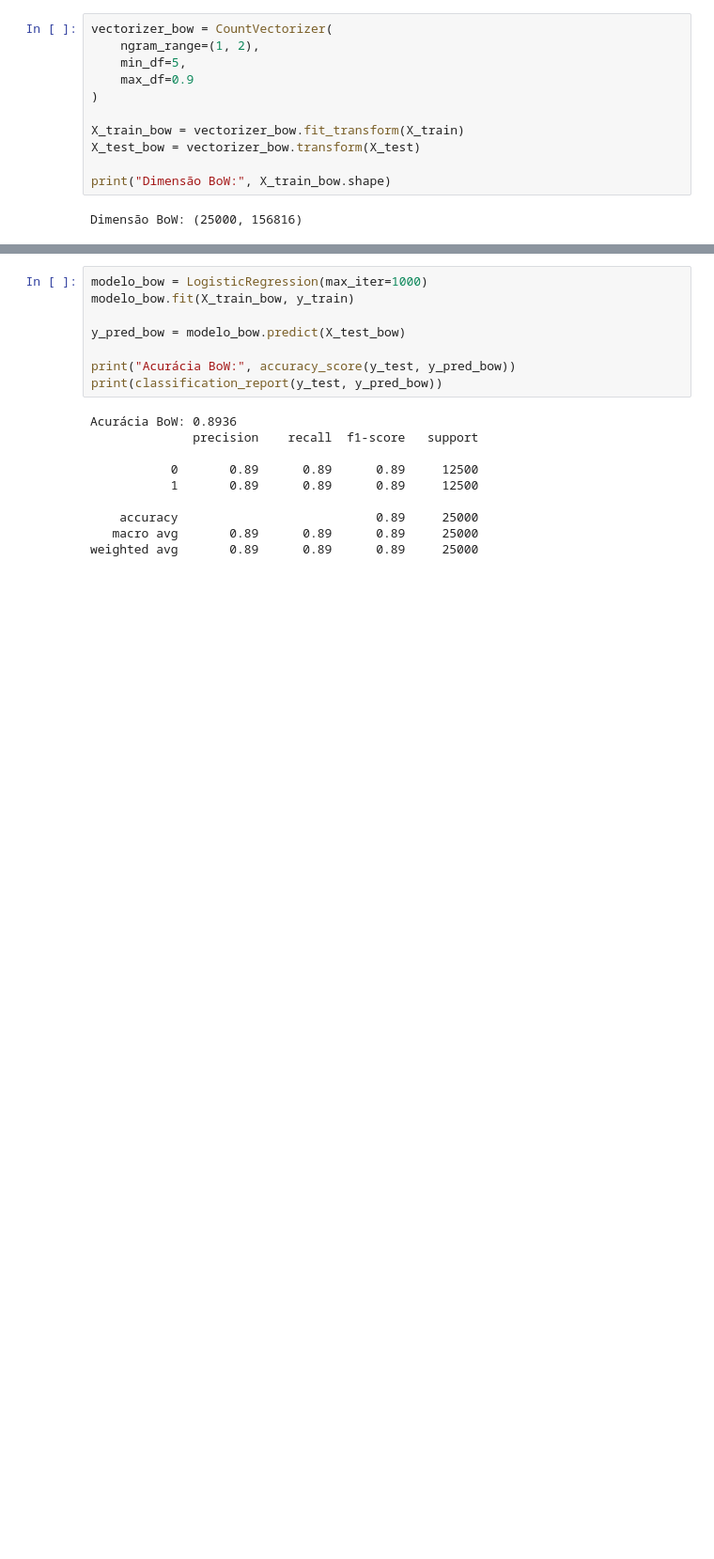
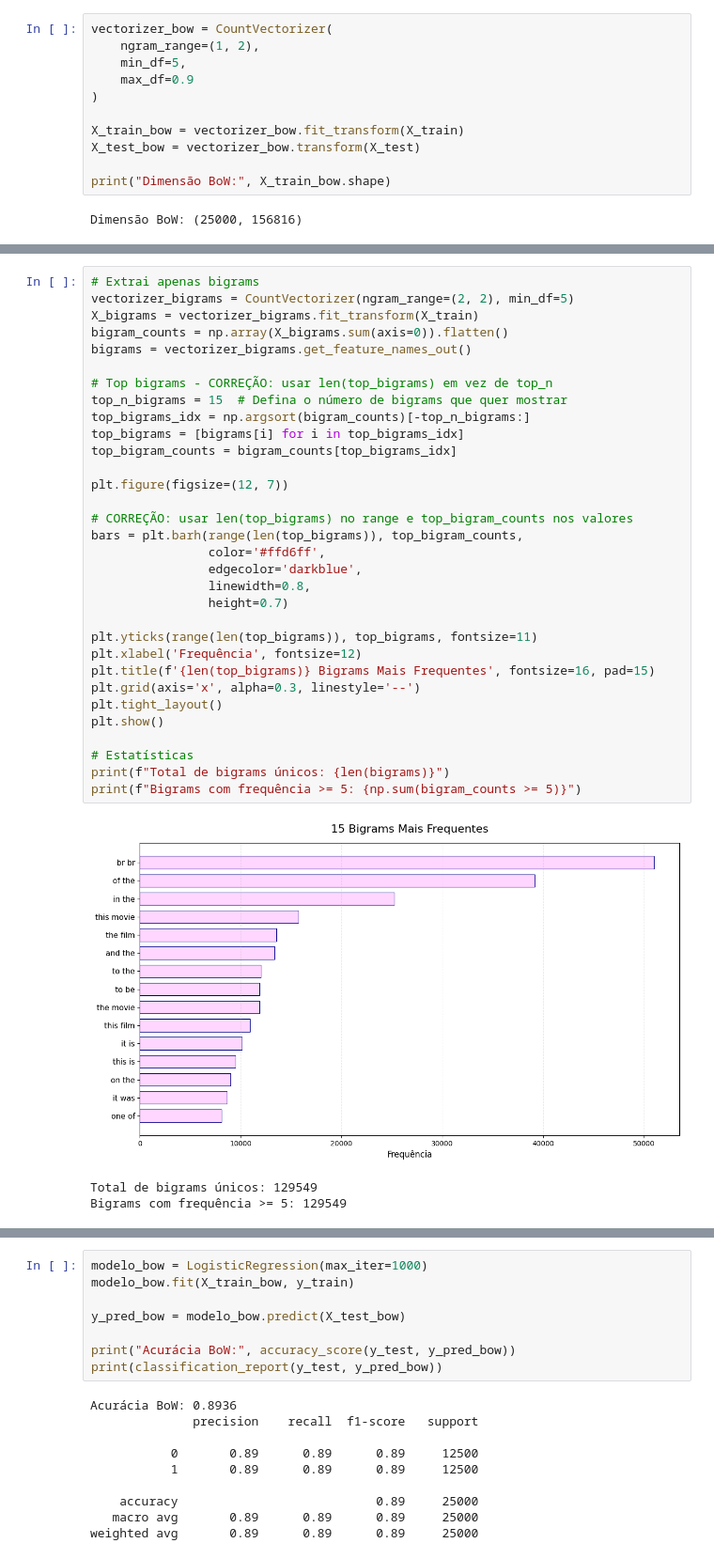
Before and after one commit to mariaclaraps/projeto-ciencia-dos-dados, a Jupyter notebook: notebooks/pln.ipynb, the cells around one changed output, grey strips where cells are left out. Shown at 94% size. Cells and saved outputs as stored; diff of their text form; blank space fills up the shorter version.

```diff
--- a/notebooks/pln.ipynb
+++ b/notebooks/pln.ipynb
@@ -68,0 +90,36 @@ Dimensão BoW: (25000, 156816)
+# %%
+# Extrai apenas bigrams
+vectorizer_bigrams = CountVectorizer(ngram_range=(2, 2), min_df=5)
+X_bigrams = vectorizer_bigrams.fit_transform(X_train)
+bigram_counts = np.array(X_bigrams.sum(axis=0)).flatten()
+bigrams = vectorizer_bigrams.get_feature_names_out()
+
+# Top bigrams - CORREÇÃO: usar len(top_bigrams) em vez de top_n
+top_n_bigrams = 15  # Defina o número de bigrams que quer mostrar
+top_bigrams_idx = np.argsort(bigram_counts)[-top_n_bigrams:]
+top_bigrams = [bigrams[i] for i in top_bigrams_idx]
+top_bigram_counts = bigram_counts[top_bigrams_idx]
+
+plt.figure(figsize=(12, 7))
+
+# CORREÇÃO: usar len(top_bigrams) no range e top_bigram_counts nos valores
+bars = plt.barh(range(len(top_bigrams)), top_bigram_counts,
+                color='#ffd6ff',
+                edgecolor='darkblue',
+                linewidth=0.8,
+                height=0.7)
+
+plt.yticks(range(len(top_bigrams)), top_bigrams, fontsize=11)
+plt.xlabel('Frequência', fontsize=12)
+plt.title(f'{len(top_bigrams)} Bigrams Mais Frequentes', fontsize=16, pad=15)
+plt.grid(axis='x', alpha=0.3, linestyle='--')
+plt.tight_layout()
+plt.show()
+
+# Estatísticas
+print(f"Total de bigrams únicos: {len(bigrams)}")
+print(f"Bigrams com frequência >= 5: {np.sum(bigram_counts >= 5)}")
+# %% [output]
+[figure, added]
+Total de bigrams únicos: 129549
+Bigrams com frequência >= 5: 129549
```
Also changed, not shown: parts of 6 cells of this notebook, 1 other file.
